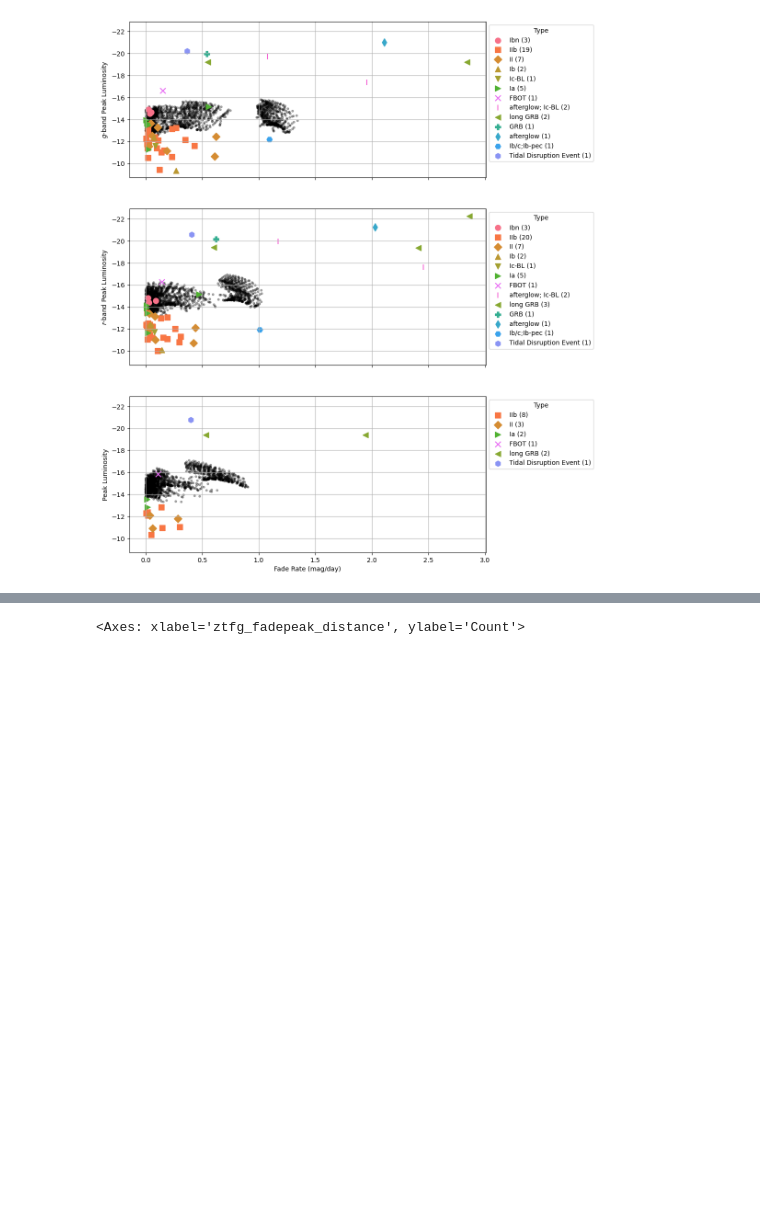
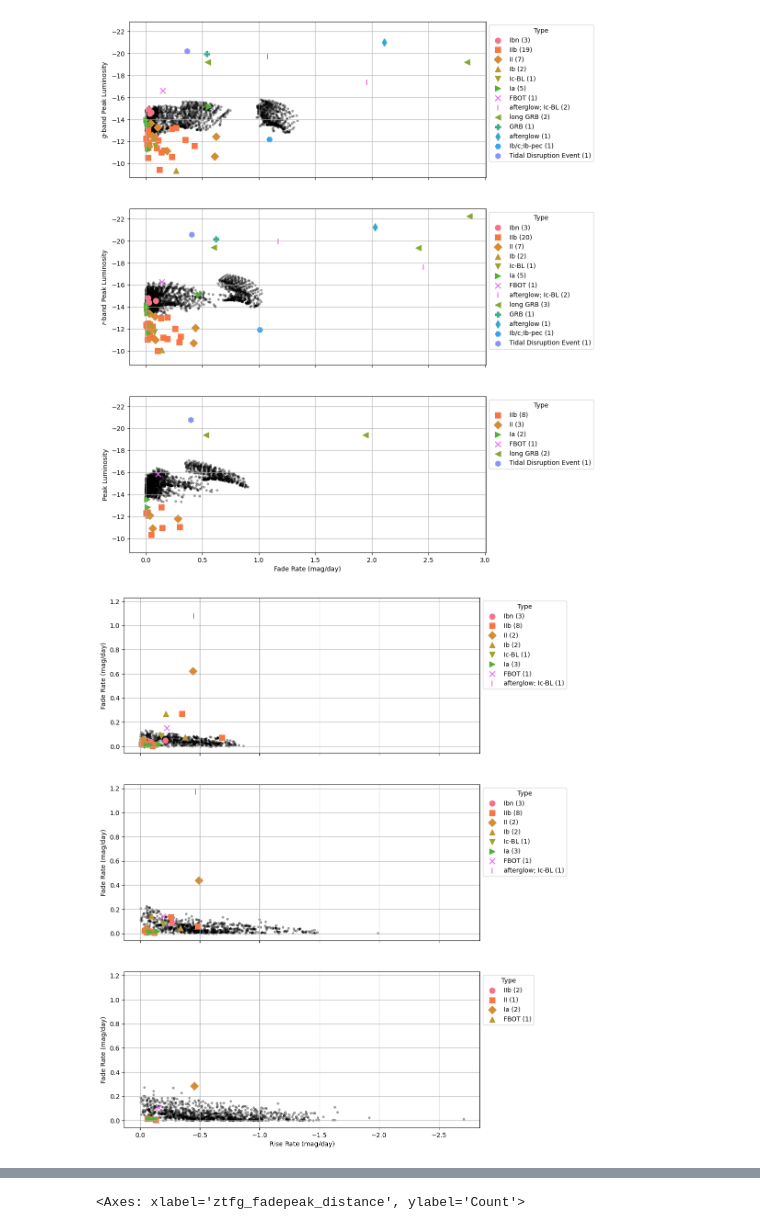
Before and after one commit to tylerbarna/kn-imposters, a Jupyter notebook: gp_calculations.ipynb, the cells around one changed output, grey strips where cells are left out. Drawn from its saved outputs; the diff is of its cells as text; code cells hidden in the pictures; blank space fills up the shorter version.

```diff
--- a/gp_calculations.ipynb
+++ b/gp_calculations.ipynb
@@ -574,6 +581,7 @@ plt.show()
 # %% [output]
 [figure]
 # %%
+
 ## maybe try this https://stackoverflow.com/questions/44731152/matplotlib-create-broken-axis-in-subplot
 filters = ['ztfg', 'ztfr', 'ztfi']
 df_rates_far = df_rates[df_rates['redshift'] > 0.001]
@@ -595,9 +603,9 @@ for axi, filter in enumerate(filters):
 
 ax[0].invert_yaxis(), ax[1].invert_yaxis(), ax[2].invert_yaxis();
 #ax[0].set_xlim(None,0.1), ax[1].set_xlim(None,0.1), ax[2].set_xlim(None,0.1);
-class_counts_ztfg = df_rates[df_rates['ztfg_fade_rate'].notnull()]['type'].value_counts().to_dict()
-class_counts_ztfr = df_rates[df_rates['ztfr_fade_rate'].notnull()]['type'].value_counts().to_dict()
-class_counts_ztfi = df_rates[df_rates['ztfi_fade_rate'].notnull()]['type'].value_counts().to_dict()
+class_counts_ztfg = df_rates_far[df_rates_far['ztfg_fade_rate'].notnull()]['type'].value_counts().to_dict()
+class_counts_ztfr = df_rates_far[df_rates_far['ztfr_fade_rate'].notnull()]['type'].value_counts().to_dict()
+class_counts_ztfi = df_rates_far[df_rates_far['ztfi_fade_rate'].notnull()]['type'].value_counts().to_dict()
 for i, (axi, counts) in enumerate(zip(ax, [class_counts_ztfg, class_counts_ztfr, class_counts_ztfi])):
     handles, labels = axi.get_legend_handles_labels()
     new_labels = [f'{label} ({counts[label]})' for label in labels if label in counts]
@@ -609,9 +617,52 @@ for i, (axi, counts) in enumerate(zip(ax, [class_counts_ztfg, class_counts_ztfr,
 
 ax[0].set_ylabel("$\it{g}$-band Peak Luminosity"), ax[1].set_ylabel("$\it{r}$-band Peak Luminosity"), ax[2].set_ylabel("Peak Luminosity")
 ax[0].set_xlabel(""), ax[0].set_xlabel(""), ax[2].set_xlabel("Fade Rate (mag/day)");
+# plt.savefig('figures/fade_rate_vs_peak_luminosity_low_z_cutoff.pdf', bbox_inches='tight')
 plt.show()
 # %% [output]
 [figure]
+# %%
+
+## maybe try this https://stackoverflow.com/questions/44731152/matplotlib-create-broken-axis-in-subplot
+filters = ['ztfg', 'ztfr', 'ztfi']
+df_rates_far = df_rates[df_rates['redshift'] > 0.001]
+## plot the rate of rise vs the peak magnitude for each object in each filter using df_rates_far
+fig, ax = plt.subplots(3, 1, figsize=(10, 15),
+                       sharex=True , sharey=True)
+ax[0].grid(), ax[1].grid(), ax[2].grid()
+for axi, filter in enumerate(filters):
+    ax[axi].scatter(df_2019[f'{filter}_rise_rate'], df_2019[f'{filter}_fade_rate'], alpha=0.3,color='k',marker='.')
+    for type_ in df_rates_far['type'].unique():
+        df_class = df_rates_far[(df_rates_far['type'] == type_)]
+        if len(df_class) > 0:
+            ax[axi].scatter(df_class[f'{filter}_rise_rate'], df_class[f'{filter}_fade_rate'],
+                            color=type_style_dict[type_]['color'], marker=type_style_dict[type_]['marker'],
+                             s=75, label=type_)
+
+    #sns.scatterplot(data=df_2019, x=f'{filter}_rise_rate', y=f'{filter}_fade_rate', ax=ax[axi],alpha=0.5)
+    #sns.scatterplot(data=df_rates_far, x=f'{filter}_rise_rate', y=f'{filter}_fade_rate', hue='type', style='type', s=150, ax=ax[axi])
+
+#ax[0].invert_yaxis(), ax[1].invert_yaxis(), ax[2].invert_yaxis();
+#ax[0].set_xlim(None,0.1), ax[1].set_xlim(None,0.1), ax[2].set_xlim(None,0.1);
+class_counts_ztfg = df_rates[(df_rates['ztfg_rise_rate'].notnull()) & (df_rates['ztfg_fade_rate'].notnull())]['type'].value_counts().to_dict()
+class_counts_ztfr = df_rates[(df_rates['ztfr_rise_rate'].notnull()) & (df_rates['ztfr_fade_rate'].notnull())]['type'].value_counts().to_dict()
+class_counts_ztfi = df_rates[(df_rates['ztfi_rise_rate'].notnull()) & (df_rates['ztfi_fade_rate'].notnull())]['type'].value_counts().to_dict()
+for i, (axi, counts) in enumerate(zip(ax, [class_counts_ztfg, class_counts_ztfr, class_counts_ztfi])):
+    handles, labels = axi.get_legend_handles_labels()
+    new_labels = [f'{label} ({counts[label]})' for label in labels if label in counts]
+    legend = axi.legend(handles, new_labels, title='Type', bbox_to_anchor=(1, 1), loc="upper left")
+    # legend.get_frame().set_alpha(None)
+    # legend.get_frame().set_facecolor((0, 0, 0.1, 0))
+    # for t in legend.texts:
+    #     t.set_linespacing(0.5)  # Increase line spacing
+
+ax[0].set_ylabel("Fade Rate (mag/day)"), ax[1].set_ylabel("Fade Rate (mag/day)"), ax[2].set_ylabel("Fade Rate (mag/day)")
+ax[0].set_xlabel(""), ax[0].set_xlabel(""), ax[2].set_xlabel("Rise Rate (mag/day)");
+ax[0].invert_xaxis(), ax[1].invert_xaxis(), ax[2].invert_xaxis();
+plt.savefig('figures/rise_rate_vs_fade_rate.pdf', bbox_inches='tight')
+plt.show()
+# %% [output]
+[figure, added]
 # %%
 def metric_distance(object, model_data):
     '''
```
Also changed, not shown: parts of 5 cells of this notebook, 5 other files.
